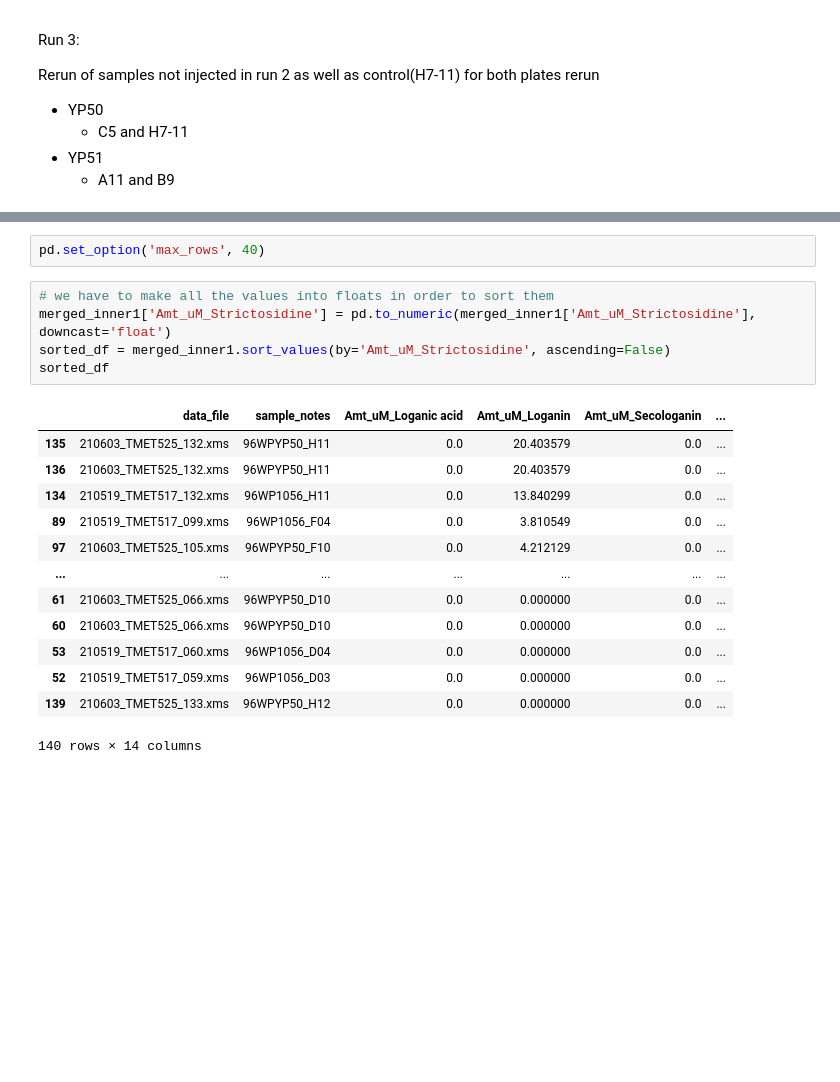
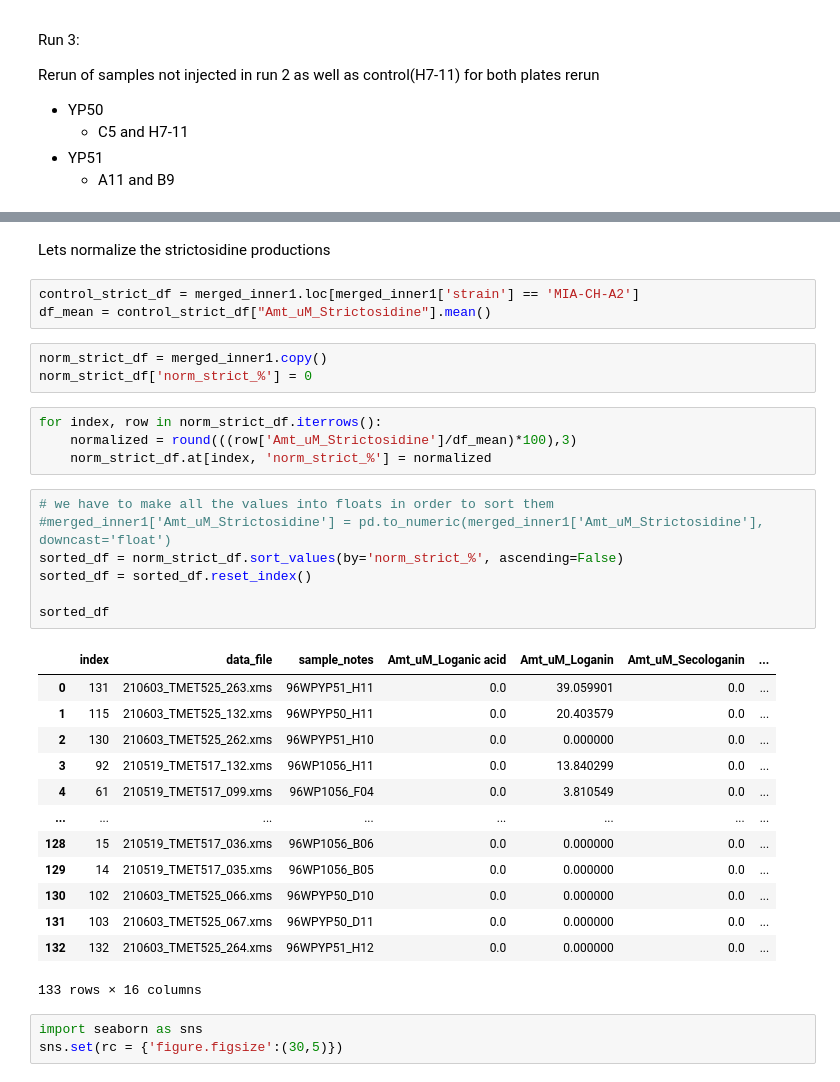
Before and after one commit to hiyama341/ConStrain, a Jupyter notebook: notebooks/5-TEST-Library_Characterization.ipynb, the cells around one changed output, grey strips where cells are left out. Drawn from its saved outputs; the diff is of its cells as text; blank space fills up the shorter version.

```diff
--- a/notebooks/5-TEST-Library_Characterization.ipynb
+++ b/notebooks/5-TEST-Library_Characterization.ipynb
@@ -543,21 +523,36 @@ merged_inner1
-# %%
-pd.set_option('max_rows', 40)
+# %% [markdown]
+Lets normalize the strictosidine productions
+# %%
+control_strict_df = merged_inner1.loc[merged_inner1['strain'] == 'MIA-CH-A2']
+df_mean = control_strict_df["Amt_uM_Strictosidine"].mean()
+# %%
+norm_strict_df = merged_inner1.copy()
+norm_strict_df['norm_strict_%'] = 0
+# %%
+for index, row in norm_strict_df.iterrows():
+    normalized = round(((row['Amt_uM_Strictosidine']/df_mean)*100),3)
+    norm_strict_df.at[index, 'norm_strict_%'] = normalized
 # %%
 # we have to make all the values into floats in order to sort them
-merged_inner1['Amt_uM_Strictosidine'] = pd.to_numeric(merged_inner1['Amt_uM_Strictosidine'], downcast='float')
-sorted_df = merged_inner1.sort_values(by='Amt_uM_Strictosidine', ascending=False)
+#merged_inner1['Amt_uM_Strictosidine'] = pd.to_numeric(merged_inner1['Amt_uM_Strictosidine'], downcast='float')
+sorted_df = norm_strict_df.sort_values(by='norm_strict_%', ascending=False)
+sorted_df = sorted_df.reset_index()
+
 sorted_df
 # %% [output]
-|  | data_file | sample_notes | Amt_uM_Loganic acid | Amt_uM_Loganin | Amt_uM_Secologanin | ... |
-| 135 | 210603_TMET525_132.xms | 96WPYP50_H11 | 0.0 | 20.403579 | 0.0 | ... |
-| 136 | 210603_TMET525_132.xms | 96WPYP50_H11 | 0.0 | 20.403579 | 0.0 | ... |
-| 134 | 210519_TMET517_132.xms | 96WP1056_H11 | 0.0 | 13.840299 | 0.0 | ... |
-| 89 | 210519_TMET517_099.xms | 96WP1056_F04 | 0.0 | 3.810549 | 0.0 | ... |
-| 97 | 210603_TMET525_105.xms | 96WPYP50_F10 | 0.0 | 4.212129 | 0.0 | ... |
-| ... | ... | ... | ... | ... | ... | ... |
-| 61 | 210603_TMET525_066.xms | 96WPYP50_D10 | 0.0 | 0.000000 | 0.0 | ... |
-| 60 | 210603_TMET525_066.xms | 96WPYP50_D10 | 0.0 | 0.000000 | 0.0 | ... |
-| 53 | 210519_TMET517_060.xms | 96WP1056_D04 | 0.0 | 0.000000 | 0.0 | ... |
-| 52 | 210519_TMET517_059.xms | 96WP1056_D03 | 0.0 | 0.000000 | 0.0 | ... |
-| 139 | 210603_TMET525_133.xms | 96WPYP50_H12 | 0.0 | 0.000000 | 0.0 | ... |
+|  | index | data_file | sample_notes | Amt_uM_Loganic acid | Amt_uM_Loganin | Amt_uM_Secologanin | ... |
+| 0 | 131 | 210603_TMET525_263.xms | 96WPYP51_H11 | 0.0 | 39.059901 | 0.0 | ... |
+| 1 | 115 | 210603_TMET525_132.xms | 96WPYP50_H11 | 0.0 | 20.403579 | 0.0 | ... |
+| 2 | 130 | 210603_TMET525_262.xms | 96WPYP51_H10 | 0.0 | 0.000000 | 0.0 | ... |
+| 3 | 92 | 210519_TMET517_132.xms | 96WP1056_H11 | 0.0 | 13.840299 | 0.0 | ... |
+| 4 | 61 | 210519_TMET517_099.xms | 96WP1056_F04 | 0.0 | 3.810549 | 0.0 | ... |
+| ... | ... | ... | ... | ... | ... | ... | ... |
+| 128 | 15 | 210519_TMET517_036.xms | 96WP1056_B06 | 0.0 | 0.000000 | 0.0 | ... |
+| 129 | 14 | 210519_TMET517_035.xms | 96WP1056_B05 | 0.0 | 0.000000 | 0.0 | ... |
+| 130 | 102 | 210603_TMET525_066.xms | 96WPYP50_D10 | 0.0 | 0.000000 | 0.0 | ... |
+| 131 | 103 | 210603_TMET525_067.xms | 96WPYP50_D11 | 0.0 | 0.000000 | 0.0 | ... |
+| 132 | 132 | 210603_TMET525_264.xms | 96WPYP51_H12 | 0.0 | 0.000000 | 0.0 | ... |
-140 rows × 14 columns
+133 rows × 16 columns
+# %%
+import seaborn as sns
+sns.set(rc = {'figure.figsize':(30,5)})
```
Also changed, not shown: parts of 57 cells of this notebook, 11 other files.
